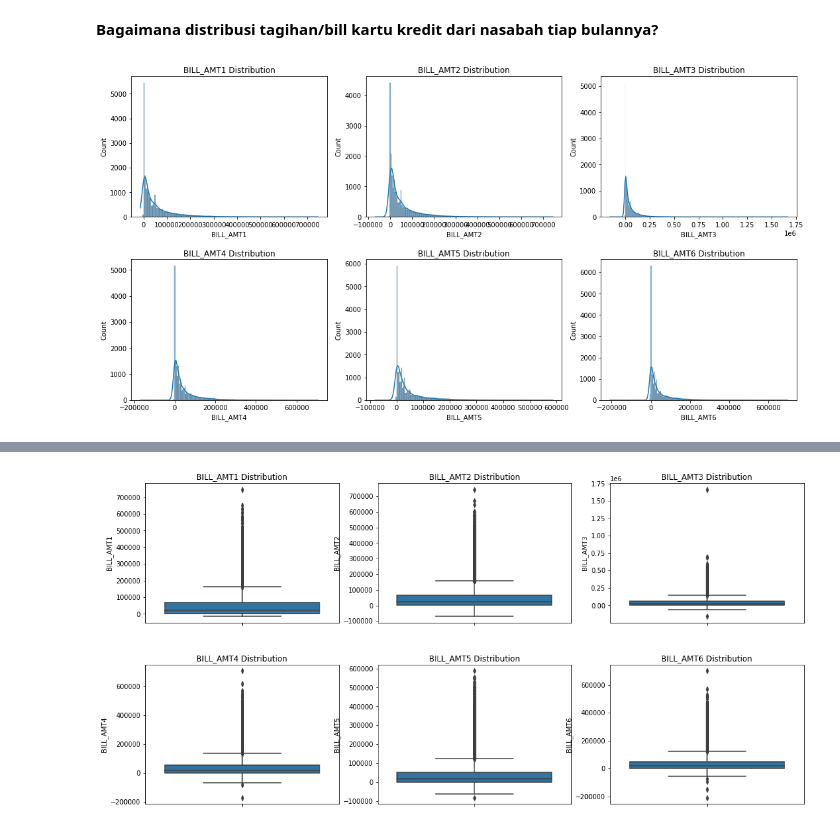
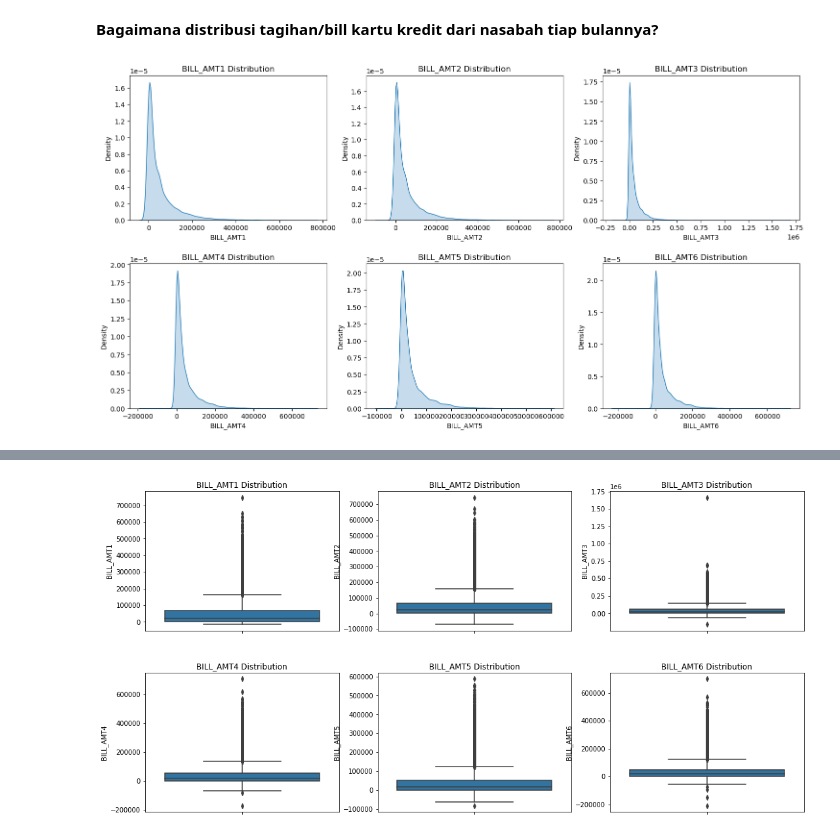
Before and after one commit to iqbalmudzakky/final_project, a Jupyter notebook: Stage_1_Data_Magician.ipynb, the cells around one changed output, grey strips where cells are left out. Saved outputs shown, nothing was run; the diff lists cells and outputs as text; code cells hidden in the pictures.

```diff
--- a/Stage_1_Data_Magician.ipynb
+++ b/Stage_1_Data_Magician.ipynb
@@ -419,20 +423,20 @@ repayment_status_plot.subplots_adjust(wspace=0.3, hspace = 0.2)
 # %%
 # BILL Distribution
 bill_plot, axs = plt.subplots(ncols = 3, nrows=2, figsize=(18, 9))
 
-sns.histplot(dftrain['BILL_AMT1'], kde = True, ax = axs[0,0])
+sns.kdeplot(dftrain['BILL_AMT1'], fill = True, ax = axs[0,0])
 axs[0,0].set_title('BILL_AMT1 Distribution')
-sns.histplot(dftrain['BILL_AMT2'], kde = True, ax = axs[0,1])
+sns.kdeplot(dftrain['BILL_AMT2'], fill = True, ax = axs[0,1])
 axs[0,1].set_title('BILL_AMT2 Distribution')
-sns.histplot(dftrain['BILL_AMT3'], kde = True, ax = axs[0,2])
+sns.kdeplot(dftrain['BILL_AMT3'], fill = True, ax = axs[0,2])
 axs[0,2].set_title('BILL_AMT3 Distribution')
-sns.histplot(dftrain['BILL_AMT4'], kde = True, ax = axs[1,0])
+sns.kdeplot(dftrain['BILL_AMT4'], fill = True, ax = axs[1,0])
 axs[1,0].set_title('BILL_AMT4 Distribution')
-sns.histplot(dftrain['BILL_AMT5'], kde = True, ax = axs[1,1])
+sns.kdeplot(dftrain['BILL_AMT5'], fill = True, ax = axs[1,1])
 axs[1,1].set_title('BILL_AMT5 Distribution')
-sns.histplot(dftrain['BILL_AMT6'], kde = True, ax = axs[1,2])
+sns.kdeplot(dftrain['BILL_AMT6'], fill = True, ax = axs[1,2])
 axs[1,2].set_title('BILL_AMT6 Distribution')
 
 bill_plot.subplots_adjust(hspace=0.3)
 # %% [output]
-[figure, old version]
+[figure, new version]
```
Also changed, not shown: parts of 15 cells of this notebook.
